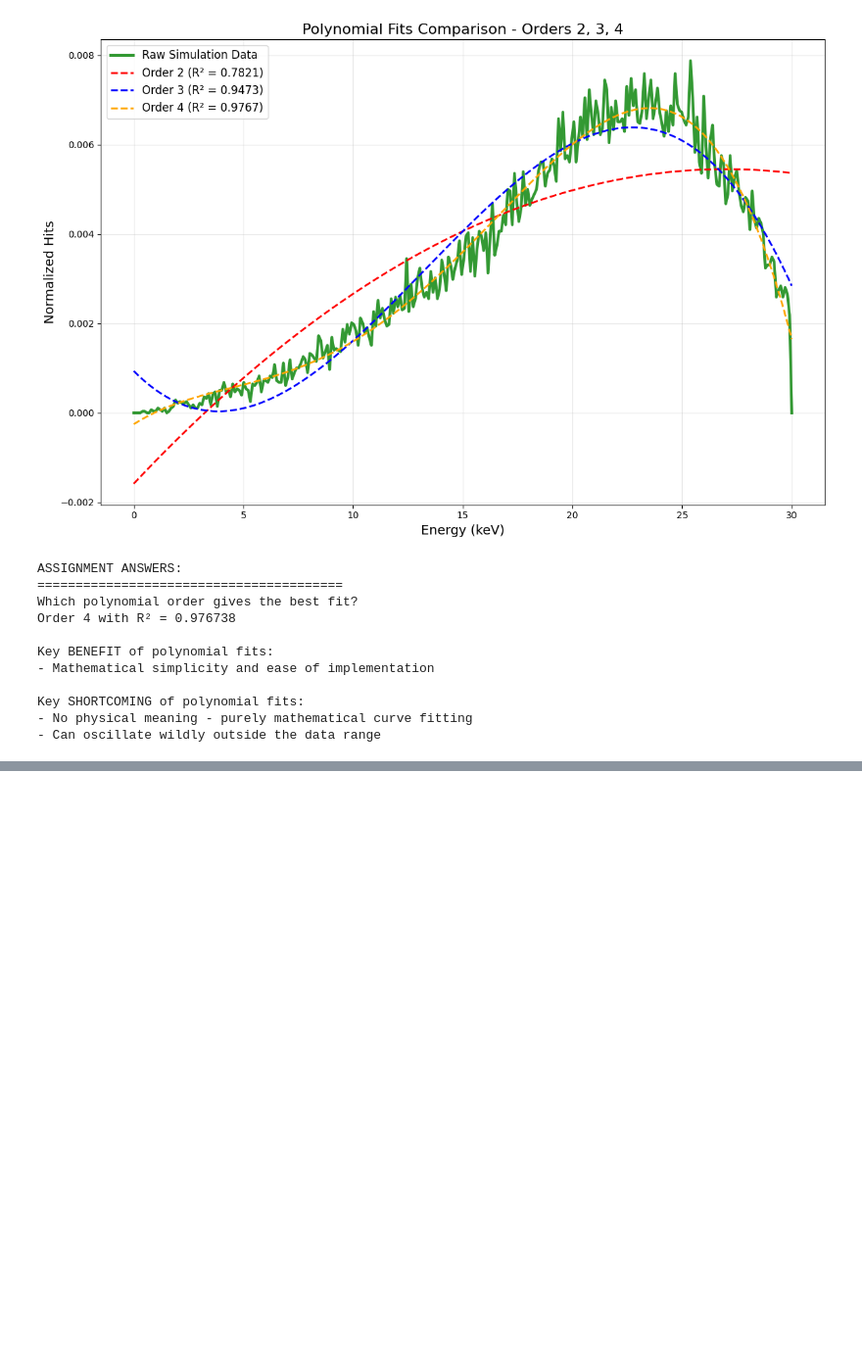
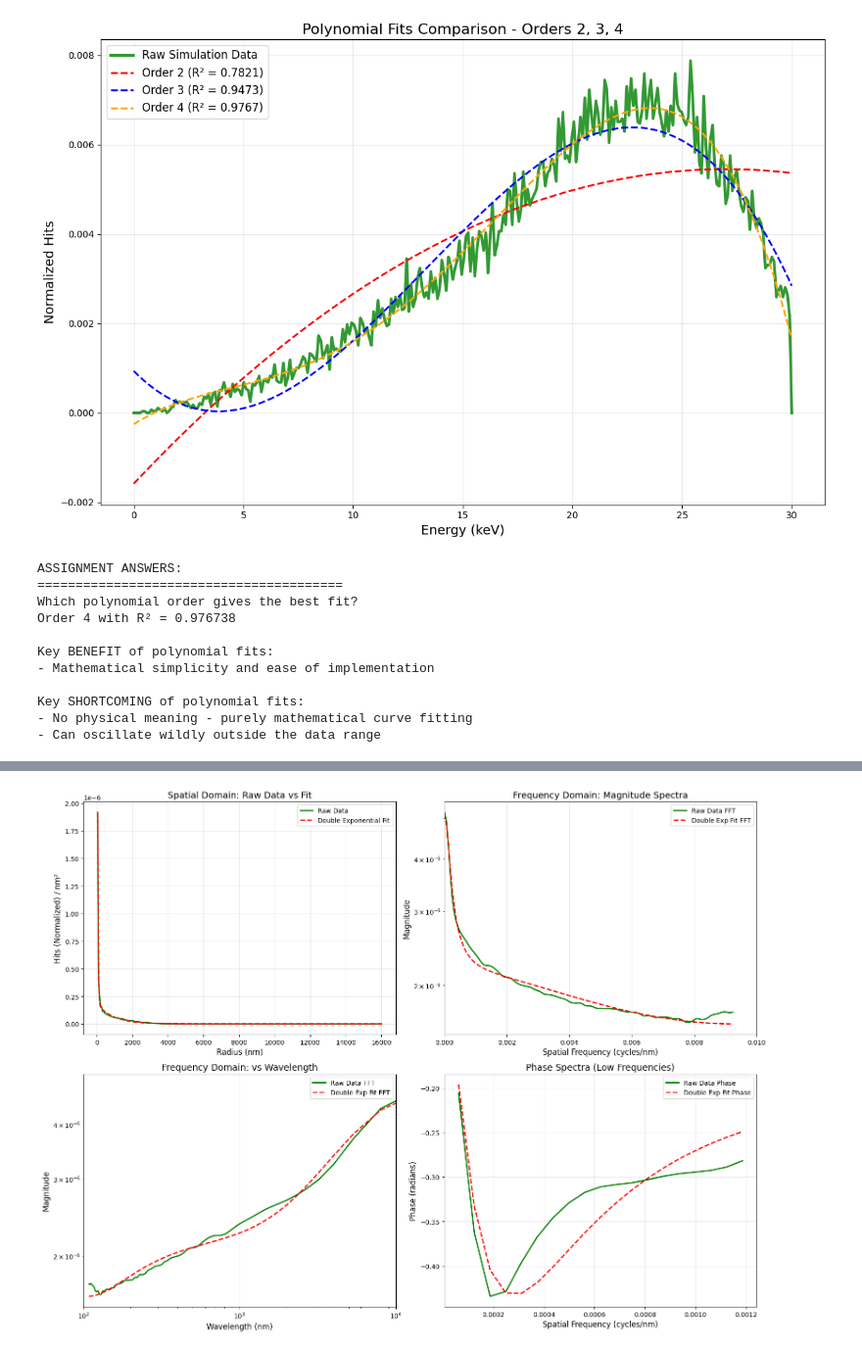
Before and after one commit to FattDuckk/nanofabrication, a Jupyter notebook: tutorial/tut2/tut2.ipynb, the cells around one changed output, grey strips where cells are left out. Shown at 98% size. Drawn from its saved outputs; the diff is of its cells as text; code cells hidden in the pictures; blank space fills up the shorter version.

```diff
--- a/tutorial/tut2/tut2.ipynb
+++ b/tutorial/tut2/tut2.ipynb
@@ -313,0 +772,50 @@ UnicodeDecodeError: 'utf-8' codec can't decode byte 0xb2 in position 56: invalid
+# %%
+# Create a comprehensive plot with multiple subplots
+fig, ((ax1, ax2), (ax3, ax4)) = plt.subplots(2, 2, figsize=(16, 12))
+
+# Plot 1: Original spatial data
+ax1.plot(x_fit + x_decay[0], y_raw, 'g-', linewidth=2, label='Raw Data')
+ax1.plot(x_fit + x_decay[0], y_fit_double, 'r--', linewidth=2, label='Double Exponential Fit')
+ax1.set_xlabel('Radius (nm)', fontsize=12)
+ax1.set_ylabel('Hits (Normalized) / nm²', fontsize=12)
+ax1.set_title('Spatial Domain: Raw Data vs Fit', fontsize=14)
+ax1.legend()
+ax1.grid(True, alpha=0.3)
+
+# Plot 2: Magnitude spectra
+ax2.semilogy(freqs_positive, magnitude_raw, 'g-', linewidth=2, label='Raw Data FFT')
+ax2.semilogy(freqs_positive, magnitude_fit, 'r--', linewidth=2, label='Double Exp Fit FFT')
+ax2.set_xlabel('Spatial Frequency (cycles/nm)', fontsize=12)
+ax2.set_ylabel('Magnitude', fontsize=12)
+ax2.set_title('Frequency Domain: Magnitude Spectra', fontsize=14)
+ax2.legend()
+ax2.grid(True, alpha=0.3)
+ax2.set_xlim(0, 0.01)  # Focus on low frequencies
+
+# Plot 3: Magnitude spectra in terms of wavelengths
+wavelengths = 1 / freqs_positive[1:]  # Avoid division by zero at DC
+magnitude_raw_wl = magnitude_raw[1:]
+magnitude_fit_wl = magnitude_fit[1:]
+
+ax3.loglog(wavelengths, magnitude_raw_wl, 'g-', linewidth=2, label='Raw Data FFT')
+ax3.loglog(wavelengths, magnitude_fit_wl, 'r--', linewidth=2, label='Double Exp Fit FFT')
+ax3.set_xlabel('Wavelength (nm)', fontsize=12)
+ax3.set_ylabel('Magnitude', fontsize=12)
+ax3.set_title('Frequency Domain: vs Wavelength', fontsize=14)
+ax3.legend()
+ax3.grid(True, alpha=0.3)
+ax3.set_xlim(100, 10000)  # Focus on relevant wavelengths
+
+# Plot 4: Phase comparison
+ax4.plot(freqs_positive[1:20], phase_raw[1:20], 'g-', linewidth=2, label='Raw Data Phase')
+ax4.plot(freqs_positive[1:20], phase_fit[1:20], 'r--', linewidth=2, label='Double Exp Fit Phase')
+ax4.set_xlabel('Spatial Frequency (cycles/nm)', fontsize=12)
+ax4.set_ylabel('Phase (radians)', fontsize=12)
+ax4.set_title('Phase Spectra (Low Frequencies)', fontsize=14)
+ax4.legend()
+ax4.grid(True, alpha=0.3)
+
+plt.tight_layout()
+plt.show()
+# %% [output]
+[figure, added]
```
Also changed, not shown: parts of 13 cells of this notebook.
